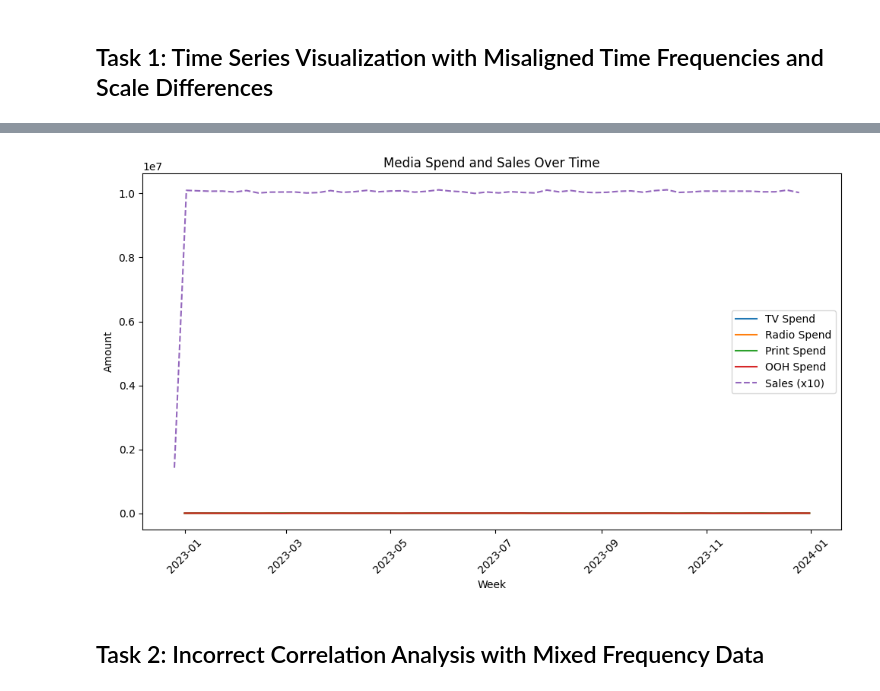
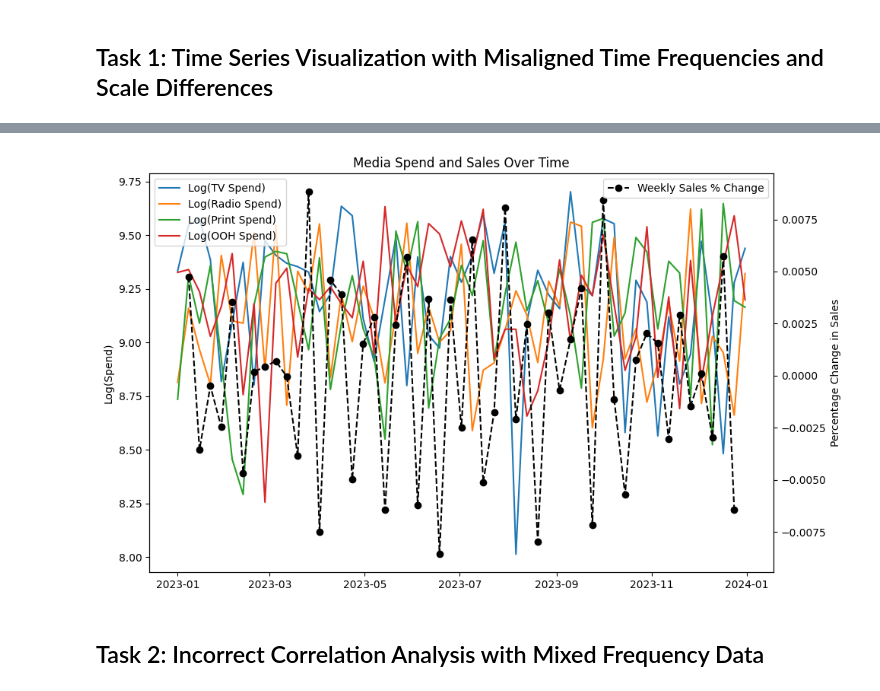
Before and after one commit to omkar-dalvi/ml-debug-hackathon-2025, a Jupyter notebook: notebooks/corrected/EDACorrectedNotebook.ipynb, the cells around one changed output, grey strips where cells are left out. Drawn from its saved outputs; the diff is of its cells as text; code cells hidden in the pictures.

```diff
--- a/notebooks/corrected/EDACorrectedNotebook.ipynb
+++ b/notebooks/corrected/EDACorrectedNotebook.ipynb
@@ -136,0 +126,4 @@ sales_data
+# %%
+
+# Convert store_id to categorical column
+sales_data['store_id'] = sales_data['store_id'].astype('category')
@@ -146,5 +203,5 @@ digital_sales = pd.merge(digital_data, daily_sales, on='date', how='left')
 # %%
-# Aggregate weekly sales for comparison with weekly media spend
+# Aggregate weekly sales for comparison with weekly media spend and start week on Sunday
 weekly_sales = daily_sales.copy()
-weekly_sales['week'] = pd.to_datetime(weekly_sales['date']).dt.to_period('W').dt.start_time
+weekly_sales['week'] = pd.to_datetime(weekly_sales['date']).dt.to_period('W-SAT').dt.start_time
 weekly_sales = weekly_sales.groupby('week')['total_sales'].sum().reset_index()
@@ -154,29 +229,49 @@ media_sales = pd.merge(offline_data, weekly_sales, on='week', how='left')
 # %%
-def plot_buggy_time_series():
+%matplotlib inline
+import numpy as np
+
+def plot_time_series_corrected():
     # Pivot the media data to have channels as columns
     offline_data_pivoted = offline_data.pivot_table(index='week', columns='channel', values='spend', aggfunc='sum')
 
     # Plot the media spend and sales over time
-    plt.figure(figsize=(10, 6))
-    plt.plot(offline_data_pivoted.index, offline_data_pivoted['TV'], label='TV Spend')
-    plt.plot(offline_data_pivoted.index, offline_data_pivoted['Radio'], label='Radio Spend')
-    plt.plot(offline_data_pivoted.index, offline_data_pivoted['Print'], label='Print Spend')
-    plt.plot(offline_data_pivoted.index, offline_data_pivoted['OOH'], label='OOH Spend')
+    fig, ax1 = plt.subplots(figsize=(10, 6))
 
-    # Sales data with arbitrary scaling
-    plt.plot(weekly_sales['week'], weekly_sales['total_sales'] * 10, label='Sales (x10)', linestyle='--')
+    # Plot log-transformed offline media spend on primary y-axis
+    ax1.plot(offline_data_pivoted.index, np.log1p(offline_data_pivoted['TV']), label='Log(TV Spend)')
+    ax1.plot(offline_data_pivoted.index, np.log1p(offline_data_pivoted['Radio']), label='Log(Radio Spend)')
+    ax1.plot(offline_data_pivoted.index, np.log1p(offline_data_pivoted['Print']), label='Log(Print Spend)')
+    ax1.plot(offline_data_pivoted.index, np.log1p(offline_data_pivoted['OOH']), label='Log(OOH Spend)')
+    ax1.set_ylabel('Log(Spend)')
+    ax1.legend(loc='upper left')
+
+    # Remove the first value (outlier) from weekly_sales before plotting
+    weekly_sales_no_outlier = weekly_sales.iloc[:-1].reset_index(drop=True)
+
+    # Plot log-transformed weekly sales on secondary y-axis
+    ax2 = ax1.twinx()
+    ax2.plot(
+        weekly_sales_no_outlier['week'],
+        weekly_sales_no_outlier['total_sales'].pct_change(),
+        color='black',
+        linestyle='--',
+        marker='o',
+        label='Weekly Sales % Change'
+    )
+    ax2.set_ylabel('Weekly Sales % Change')
+    ax2.legend(loc='lower right')
 
     # Add titles and labels
     plt.title('Media Spend and Sales Over Time')
     plt.xlabel('Week')
-    plt.ylabel('Amount')
+    plt.ylabel('Percentage Change in Sales')
     plt.legend()
     plt.xticks(rotation=45)
     plt.tight_layout()
     plt.show()
 
-plot_buggy_time_series()
+plot_time_series_corrected()
 # %% [output]
-[figure, old version]
+[figure, new version]
 # %% [markdown]
 ## Task 2: Incorrect Correlation Analysis with Mixed Frequency Data
```
Also changed, not shown: parts of 30 cells of this notebook, 9 other files.
